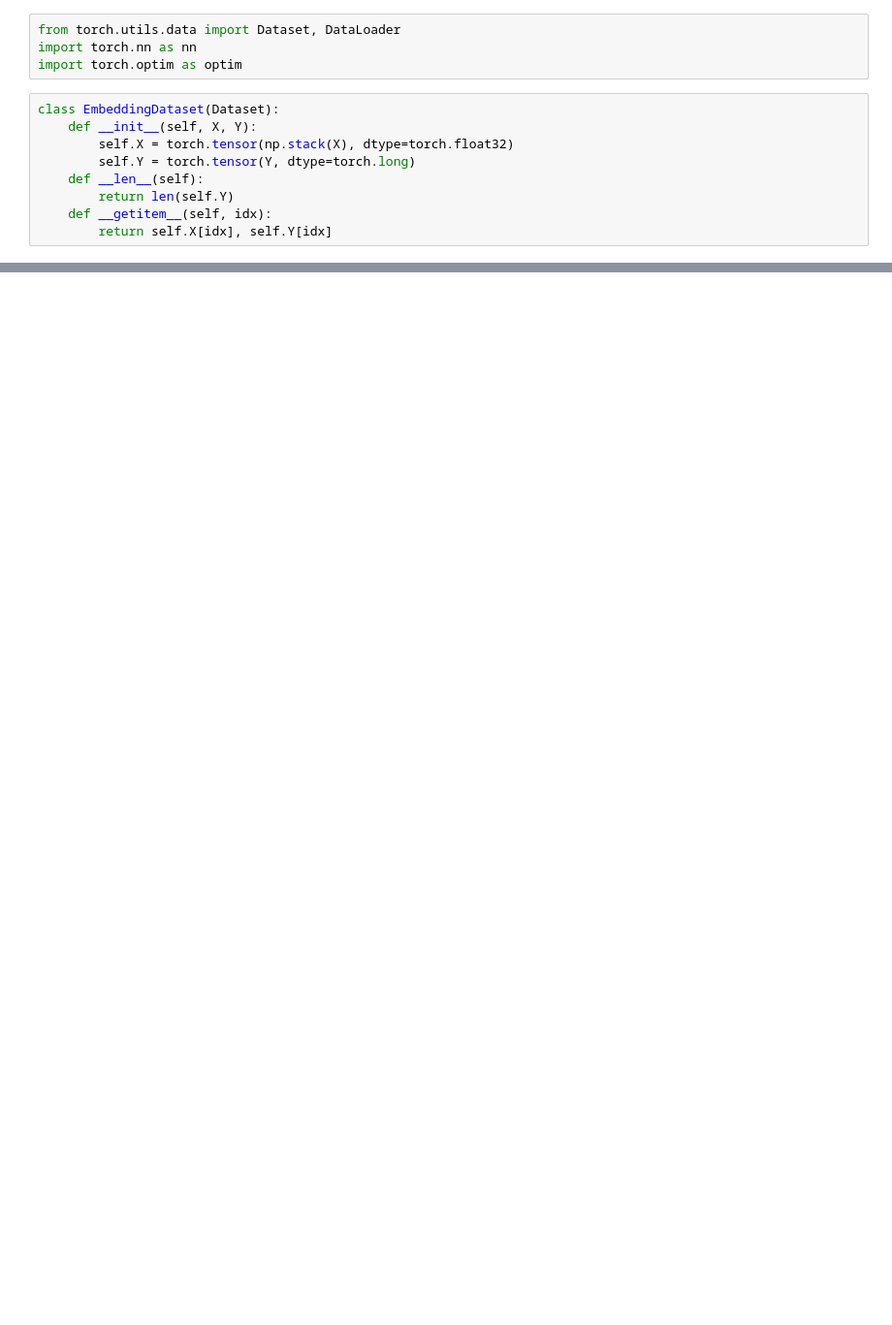
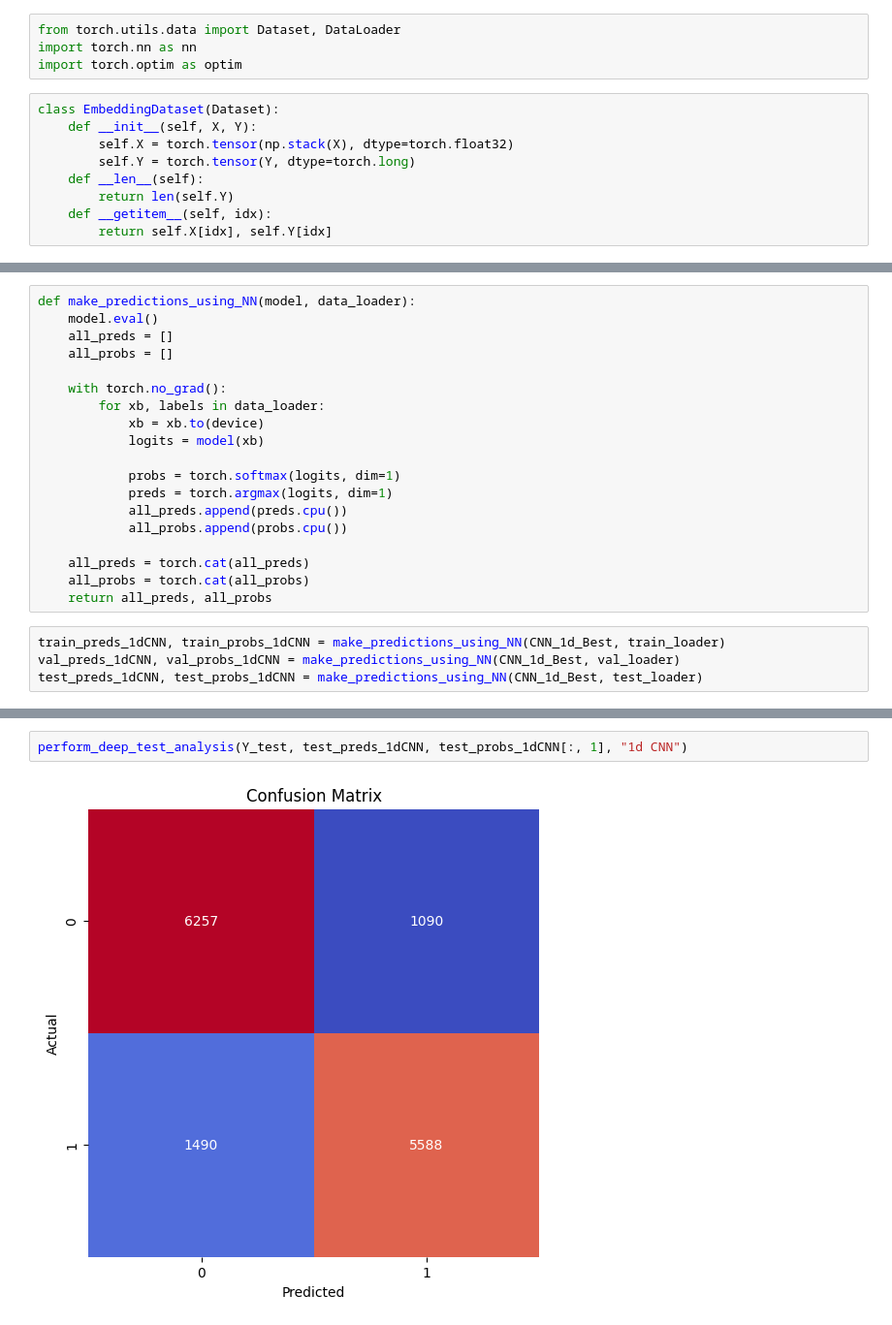
Before and after one commit to SujanNeupane42/data606_capstone_teamC, a Jupyter notebook: notebooks/classification_with_pretrained_embeddings.ipynb, the cells around one changed output, grey strips where cells are left out. Shown at 97% size. Saved outputs shown, nothing was run; the diff lists cells and outputs as text; blank space fills up the shorter version.

```diff
--- a/notebooks/classification_with_pretrained_embeddings.ipynb
+++ b/notebooks/classification_with_pretrained_embeddings.ipynb
@@ -377,0 +625,23 @@ weighted avg       0.89      0.89      0.89     14425
+# %%
+def make_predictions_using_NN(model, data_loader):
+    model.eval()
+    all_preds = []
+    all_probs = []
+
+    with torch.no_grad():
+        for xb, labels in data_loader:
+            xb = xb.to(device)
+            logits = model(xb)
+
+            probs = torch.softmax(logits, dim=1)
+            preds = torch.argmax(logits, dim=1)
+            all_preds.append(preds.cpu())
+            all_probs.append(probs.cpu())
+
+    all_preds = torch.cat(all_preds)
+    all_probs = torch.cat(all_probs)
+    return all_preds, all_probs
+# %%
+train_preds_1dCNN, train_probs_1dCNN = make_predictions_using_NN(CNN_1d_Best, train_loader)
+val_preds_1dCNN, val_probs_1dCNN = make_predictions_using_NN(CNN_1d_Best, val_loader)
+test_preds_1dCNN, test_probs_1dCNN = make_predictions_using_NN(CNN_1d_Best, test_loader)
@@ -377,0 +687,4 @@ weighted avg       0.89      0.89      0.89     14425
+# %%
+perform_deep_test_analysis(Y_test, test_preds_1dCNN, test_probs_1dCNN[:, 1], "1d CNN")
+# %% [output]
+[figure, added]
```
Also changed, not shown: parts of 89 cells of this notebook.
